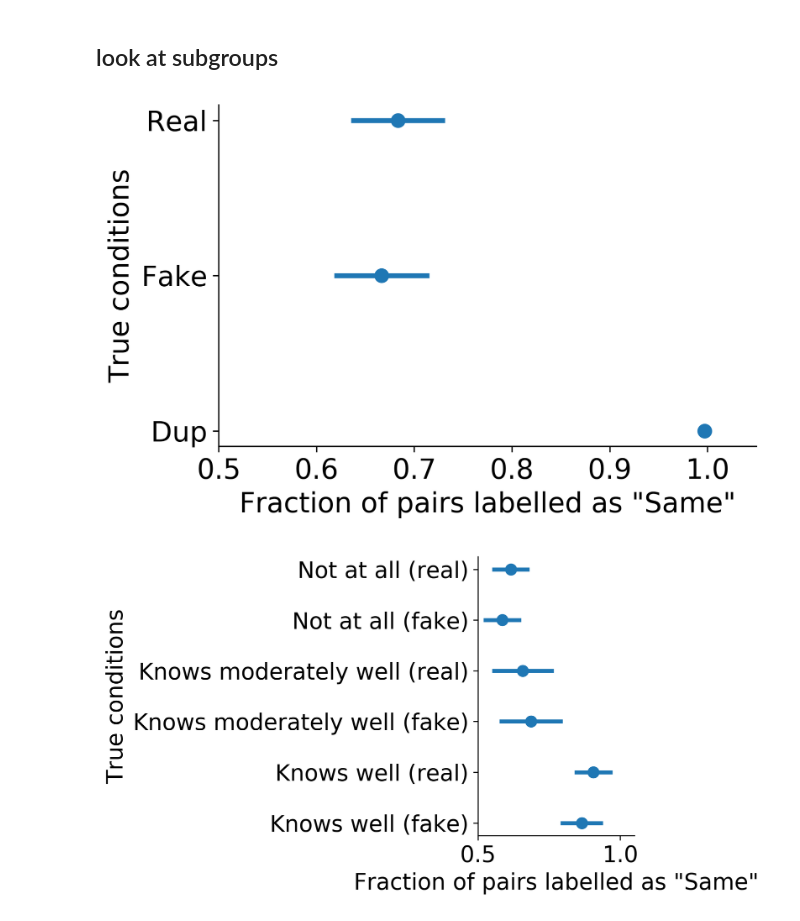
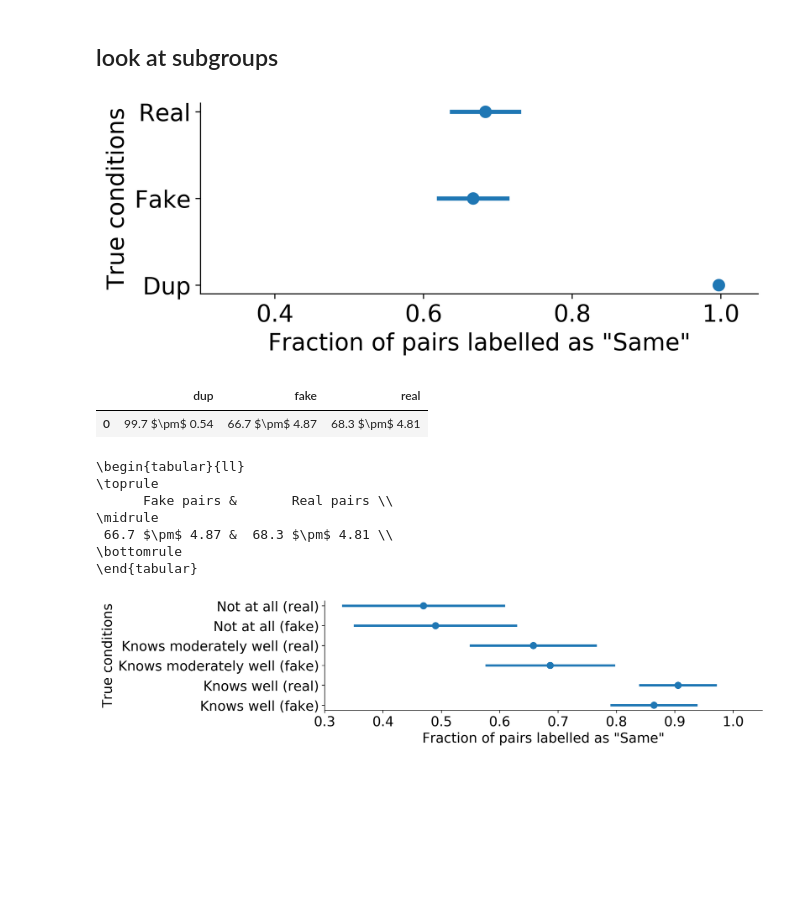
Before and after one commit to csinva/matching-with-gans, a Jupyter notebook: projection_manipulation/12_annot_experiment.ipynb, the cells around one changed output. Drawn from its saved outputs; the diff is of its cells as text; code cells hidden in the pictures; blank space fills up the shorter version.

Commit message:
Wrap up projection annot plots

```diff
--- a/projection_manipulation/12_annot_experiment.ipynb
+++ b/projection_manipulation/12_annot_experiment.ipynb
@@ -202,7 +202,7 @@ def knows_well(l):
 sames_mat = np.vectorize(same_or_not)(mat_list) # n x 3
 knows_mat = np.vectorize(knows_well)(mat_list) # n x 3
 # np.sum(np.isnan(knows)) / knows.size
-knows_mat[np.isnan(knows_mat)] = 3
+# knows_mat[np.isnan(knows_mat)] = 3
 means = np.mean(sames_mat * 1, axis=1)
 
 print('inter-rater agreement (prob that 2 annotators agreed on a label)')
@@ -235,7 +235,7 @@ def hist_subgroups(means, labs, labs_list, BINS=4):
     plt.legend()
     plt.show()
 
-def boxplot_subgroups(vals, labs, labs_list, confs='sem'):
+def boxplot_subgroups(vals, labs, labs_list, confs='sem', ret=False, width=7):
     '''
     vals: array_like
         what to plot
@@ -246,19 +246,25 @@ def boxplot_subgroups(vals, labs, labs_list, confs='sem'):
     confs: array_like
         confidence intervals
     '''
-    plt.figure(dpi=300)
+    plt.figure(dpi=300, figsize=(width, 3))
     lists = [vals[labs[lab]] for lab in labs_list]
     ys = np.arange(1, len(labs_list) + 1)
     if confs is None:
         plt.boxplot(lists, vert=False, showmeans=True)
     else:
-        plt.errorbar([np.mean(l) for l in lists],
-                     ys, xerr=[1.96 * np.std(l) / np.sqrt(len(l)) for l in lists], linestyle='None', marker='o', ms=8)
+        means = [np.mean(l) for l in lists]
+        sem = [1.96 * np.std(l) / np.sqrt(len(l)) for l in lists]
+        plt.errorbar(means,
+                     ys, xerr=sem,
+                     linestyle='None', marker='o', ms=8)
         # plt.boxplot(lists, vert=False, showmeans=True)
     plt.yticks(ys, [x.capitalize() for x in labs_list])
     plt.xlabel('Fraction of pairs labelled as "Same"')
     plt.ylabel('True conditions')
-    plt.xlim((0.5, 1.05))
+    plt.xlim((0.3, 1.05))
+    if ret:
+        return np.array(means), np.array(sem)
+
 
 def add_intersections(labs, l1, l2, drop_dup=False):
     ks = []
@@ -291,23 +297,46 @@ for k in l_well:
     labs_expanded[k] = d[k]
 # %%
 # fake vs real
-l_non_dup = [k for k in l_type if not 'dup' in k]
-boxplot_subgroups(sames,
+means_tab, sems_tab = boxplot_subgroups(sames,
                   labs_expanded, l_type,
-                  confs='sem')
+                  confs='sem', ret=True)
 util.savefig('ann_main')
 # %% [output]
-[figure, old version]
+[figure, new version]
+# %%
+strs = np.array([f'{100 * means_tab[i]:0.1f} $\pm$ {100 * sems_tab[i]:0.2f}' for i in range(len(means_tab))])
+d = pd.DataFrame(strs.reshape(1, -1)) #, columns) #, columns=l_non_dup)
+d.columns = l_type
+d
+# %% [output]
+|  | dup | fake | real |
+| 0 | 99.7 $\pm$ 0.54 | 66.7 $\pm$ 4.87 | 68.3 $\pm$ 4.81 |
+# %%
+d = d[['fake', 'real']]
+d = d.rename(columns={
+    'fake': 'Fake pairs',
+    'real': 'Real pairs'
+})
+print(d.to_latex(index=False).replace('textbackslash pm', 'pm').replace('\$', '$'))
+# %% [output]
+\begin{tabular}{ll}
+\toprule
+      Fake pairs &       Real pairs \\
+\midrule
+ 66.7 $\pm$ 4.87 &  68.3 $\pm$ 4.81 \\
+\bottomrule
+\end{tabular}
 # %%
 # fake vs real when considering knowledge of celeb
 l_non_dup = [k for k in l_type if not 'dup' in k]
 labs_expanded, ks = add_intersections(labs_expanded, l_well, l_non_dup)
 boxplot_subgroups(sames, labs_expanded,
                   [k for k in ks if not 'dup' in k],
-                  confs='sem') #, confs=sames)
+                  confs='sem',
+                  width=12) #, confs=sames)
 util.savefig('ann_knowledge')
 # %% [output]
-[figure, old version]
+[figure, new version]
 # %%
 # fake vs real considering gender
 labs, ks_type_gender = add_intersections(labs, l_type, l_gender)
```
Also changed, not shown: parts of 5 cells of this notebook, 1 other file.
